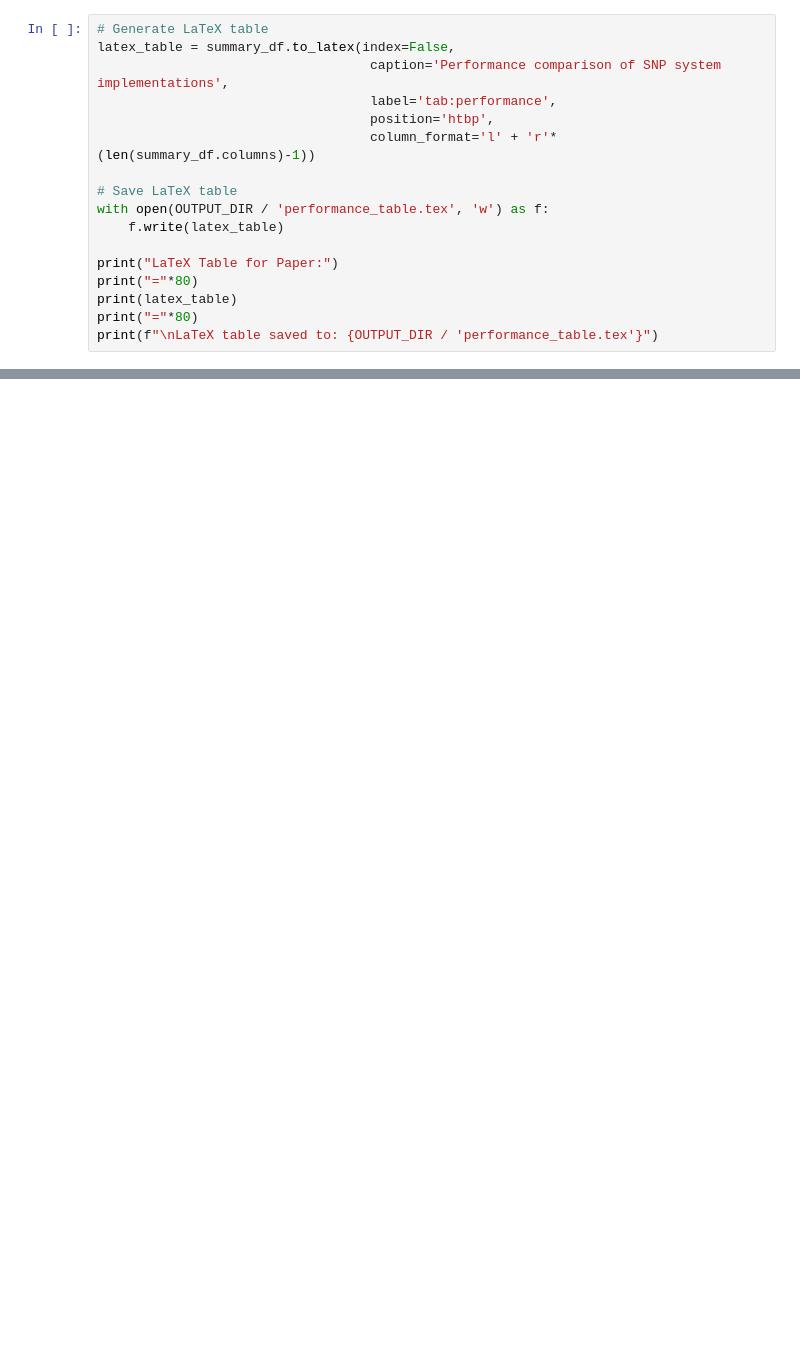
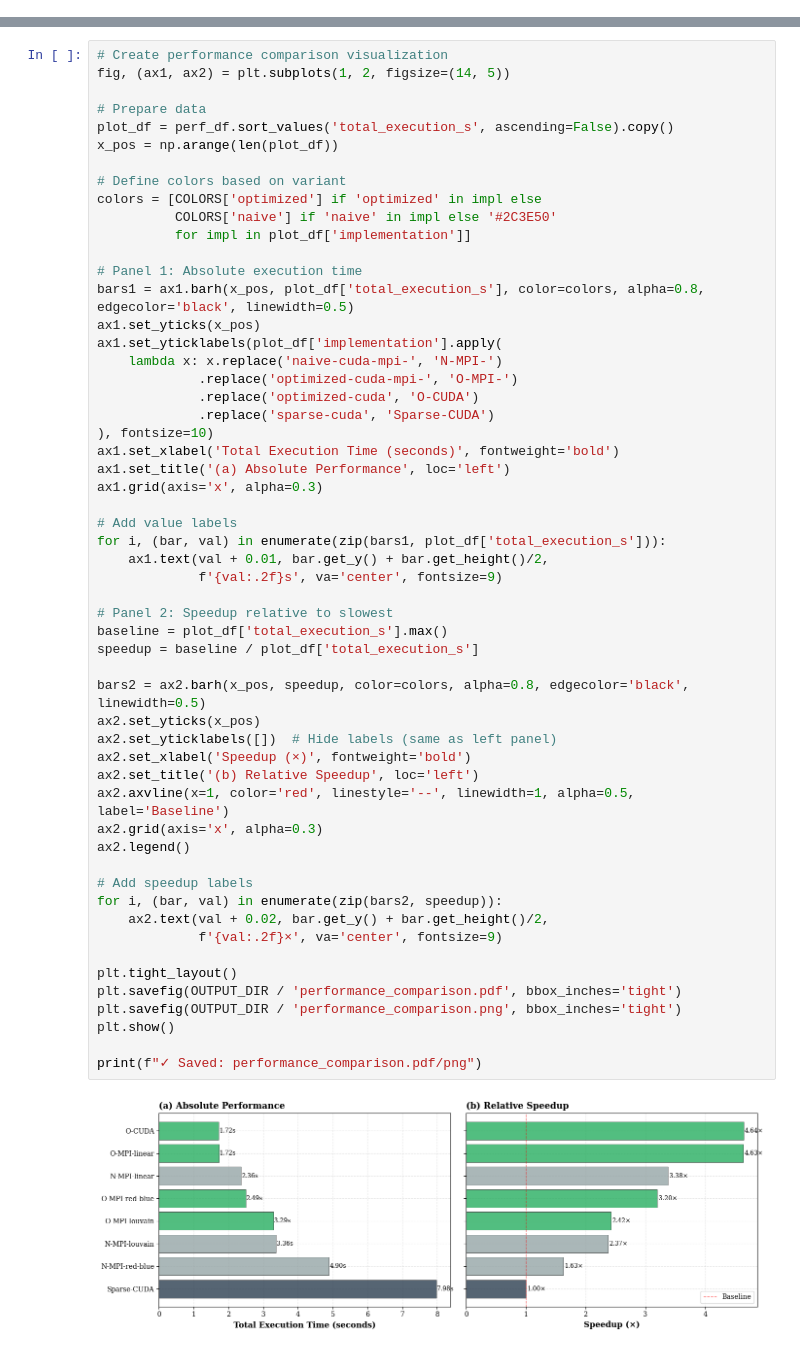
Before and after one commit to LipatJob/distributed-snp, a Jupyter notebook: profiling/nsys_analysis.ipynb, the cells around one changed output, grey strips where cells are left out. Drawn from its saved outputs; the diff is of its cells as text; blank space fills up the shorter version.

```diff
--- a/profiling/nsys_analysis.ipynb
+++ b/profiling/nsys_analysis.ipynb
@@ -1698,17 +0,0 @@ Generate LaTeX code for direct inclusion in the paper.
-# %%
-# Generate LaTeX table
-latex_table = summary_df.to_latex(index=False,
-                                   caption='Performance comparison of SNP system implementations',
-                                   label='tab:performance',
-                                   position='htbp',
-                                   column_format='l' + 'r'*(len(summary_df.columns)-1))
-
-# Save LaTeX table
-with open(OUTPUT_DIR / 'performance_table.tex', 'w') as f:
-    f.write(latex_table)
-
-print("LaTeX Table for Paper:")
-print("="*80)
-print(latex_table)
-print("="*80)
-print(f"\nLaTeX table saved to: {OUTPUT_DIR / 'performance_table.tex'}")
@@ -1747,0 +330,57 @@ All visualizations have been generated and saved to the output directory. Files
+# %%
+# Create performance comparison visualization
+fig, (ax1, ax2) = plt.subplots(1, 2, figsize=(14, 5))
+
+# Prepare data
+plot_df = perf_df.sort_values('total_execution_s', ascending=False).copy()
+x_pos = np.arange(len(plot_df))
+
+# Define colors based on variant
+colors = [COLORS['optimized'] if 'optimized' in impl else
+          COLORS['naive'] if 'naive' in impl else '#2C3E50'
+          for impl in plot_df['implementation']]
+
+# Panel 1: Absolute execution time
+bars1 = ax1.barh(x_pos, plot_df['total_execution_s'], color=colors, alpha=0.8, edgecolor='black', linewidth=0.5)
+ax1.set_yticks(x_pos)
+ax1.set_yticklabels(plot_df['implementation'].apply(
+    lambda x: x.replace('naive-cuda-mpi-', 'N-MPI-')
+             .replace('optimized-cuda-mpi-', 'O-MPI-')
+             .replace('optimized-cuda', 'O-CUDA')
+             .replace('sparse-cuda', 'Sparse-CUDA')
+), fontsize=10)
+ax1.set_xlabel('Total Execution Time (seconds)', fontweight='bold')
+ax1.set_title('(a) Absolute Performance', loc='left')
+ax1.grid(axis='x', alpha=0.3)
+
+# Add value labels
+for i, (bar, val) in enumerate(zip(bars1, plot_df['total_execution_s'])):
+    ax1.text(val + 0.01, bar.get_y() + bar.get_height()/2,
+             f'{val:.2f}s', va='center', fontsize=9)
+
+# Panel 2: Speedup relative to slowest
+baseline = plot_df['total_execution_s'].max()
+speedup = baseline / plot_df['total_execution_s']
+
+bars2 = ax2.barh(x_pos, speedup, color=colors, alpha=0.8, edgecolor='black', linewidth=0.5)
+ax2.set_yticks(x_pos)
+ax2.set_yticklabels([])  # Hide labels (same as left panel)
+ax2.set_xlabel('Speedup (×)', fontweight='bold')
+ax2.set_title('(b) Relative Speedup', loc='left')
+ax2.axvline(x=1, color='red', linestyle='--', linewidth=1, alpha=0.5, label='Baseline')
+ax2.grid(axis='x', alpha=0.3)
+ax2.legend()
+
+# Add speedup labels
+for i, (bar, val) in enumerate(zip(bars2, speedup)):
+    ax2.text(val + 0.02, bar.get_y() + bar.get_height()/2,
+             f'{val:.2f}×', va='center', fontsize=9)
+
+plt.tight_layout()
+plt.savefig(OUTPUT_DIR / 'performance_comparison.pdf', bbox_inches='tight')
+plt.savefig(OUTPUT_DIR / 'performance_comparison.png', bbox_inches='tight')
+plt.show()
+
+print(f"✓ Saved: performance_comparison.pdf/png")
+# %% [output]
+[figure, added]
```
Also changed, not shown: parts of 59 cells of this notebook, 13 other files.
